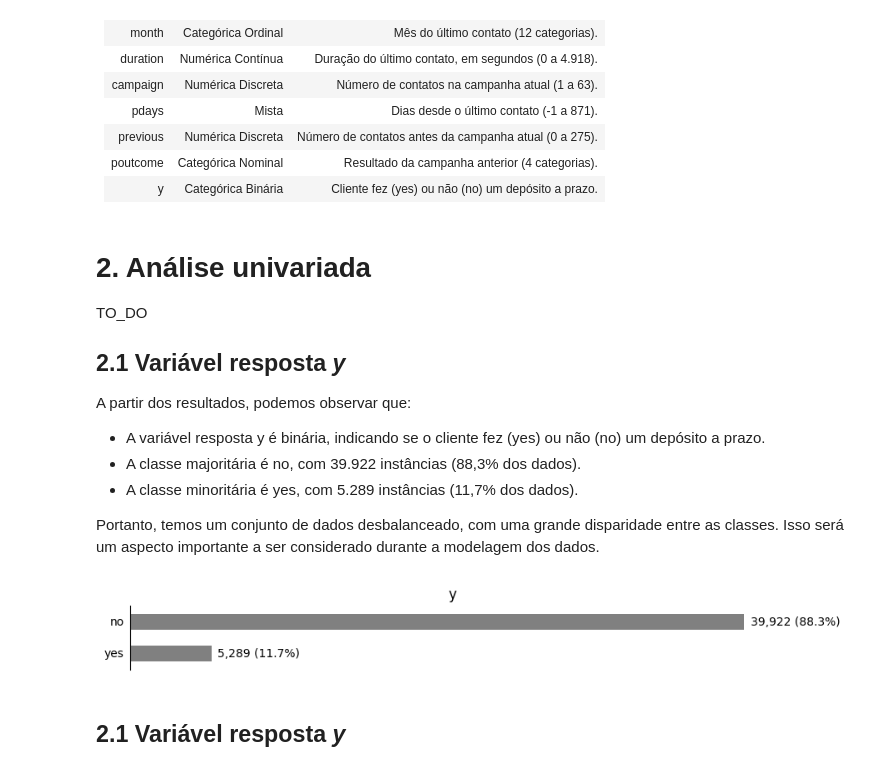
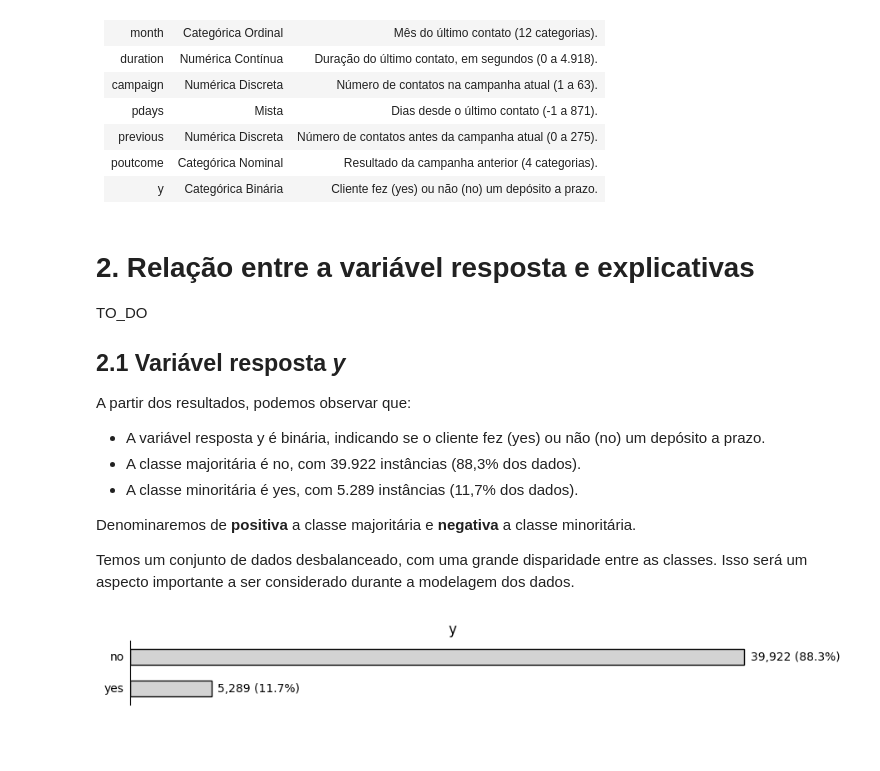
Before and after one commit to BPRateiro/Banking-Dataset, a Jupyter notebook: notebooks/0.0-bpr-eda.ipynb, the cells around one changed output. Cells and saved outputs as stored; diff of their text form; code cells hidden in the pictures; blank space fills up the shorter version.

Commit message:
Variável *age* vs resposta

```diff
--- a/notebooks/0.0-bpr-eda.ipynb
+++ b/notebooks/0.0-bpr-eda.ipynb
@@ -117,7 +120,7 @@ A seguir, um resumo conciso da discussão da seção anterior em formato tabular
 | poutcome  | Categórica Nominal | Resultado da campanha anterior (4 categorias).           |
 | y         | Categórica Binária | Cliente fez (yes) ou não (no) um depósito a prazo.       |
 # %% [markdown]
-# <a id='2'></a> 2. Análise univariada
+# <a id='2'></a> 2. Relação entre a variável resposta e explicativas
 
 TO_DO
 
@@ -129,42 +132,45 @@ A partir dos resultados, podemos observar que:
 - A classe majoritária é no, com 39.922 instâncias (88,3% dos dados).
 - A classe minoritária é yes, com 5.289 instâncias (11,7% dos dados).
 
-Portanto, temos um conjunto de dados desbalanceado, com uma grande disparidade entre as classes. Isso será um aspecto importante a ser considerado durante a modelagem dos dados.
+Denominaremos de **positiva** a classe majoritária e **negativa** a classe minoritária.
+
+Temos um conjunto de dados desbalanceado, com uma grande disparidade entre as classes. Isso será um aspecto importante a ser considerado durante a modelagem dos dados.
 # %%
 def grafico_barras(coluna, destaque=[]):
     """Cria gráfico de barras para variáveis categóricas com porcentagens."""
     # Contar as ocorrências de cada categoria na coluna especificada
     contagem = bronze_train[coluna].value_counts().sort_values(ascending=True)
     porcentagens = (contagem / contagem.sum() * 100).round(2)  # Calcular porcentagens e arredondar para 2 casas decimais
 
     altura = len(contagem) * 0.5  # Ajuste de altura baseado no número de categorias
 
     plt.figure(figsize=(10, altura))
-    ax = contagem.plot(kind='barh', color=['navy' if i in destaque else 'gray' for i in range(len(contagem))])
+    ax = contagem.plot(kind='barh',
+                       color=['steelblue' if i in destaque else 'lightgray' for i in range(len(contagem))],
+                       edgecolor = 'k')
     plt.title(coluna)
     plt.xlabel('')
     plt.ylabel('')
     plt.xticks([])
     plt.yticks([])
 
     # Definir offset para espaçamento dos textos
     max_value = contagem.max()
     offset = max_value * 0.01
 
     # Adicionar valores e porcentagens à direita de cada barra
     for index, (value, percent) in enumerate(zip(contagem, porcentagens)):
         ax.text(value + offset, index, f'{value:,.0f} ({percent}%)', va='center', ha='left')
 
     # Adicionar as categorias ao eixo y com espaçamento
     for index, category in enumerate(contagem.index):
         ax.text(-offset, index, category, va='center', ha='right', color='black')
 
+    # Remover os eixos
     for spine in ax.spines.values():
         spine.set_visible(False)
-    ax.spines['left'].set_visible(True)
+    ax.spines['left'].set_visible(True) # Exceto o da esquerda
 
 grafico_barras('y')
 # %% [output]
-[figure, old version]
+[figure, new version]
-# %% [markdown]
-## <a id='2.1'></a> 2.1 Variável resposta *y*
```
Also changed, not shown: parts of 4 cells of this notebook, 2 other files.
